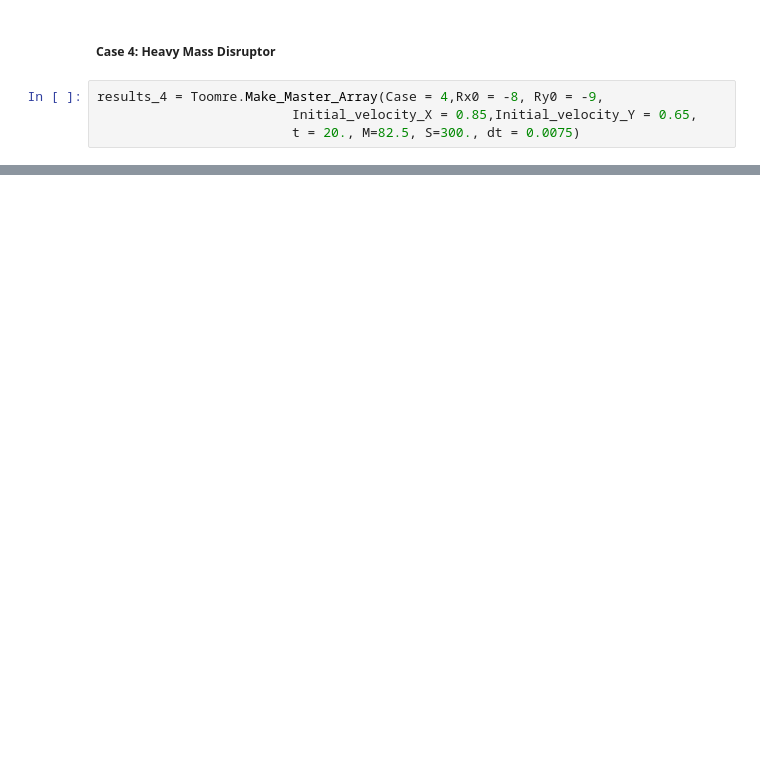
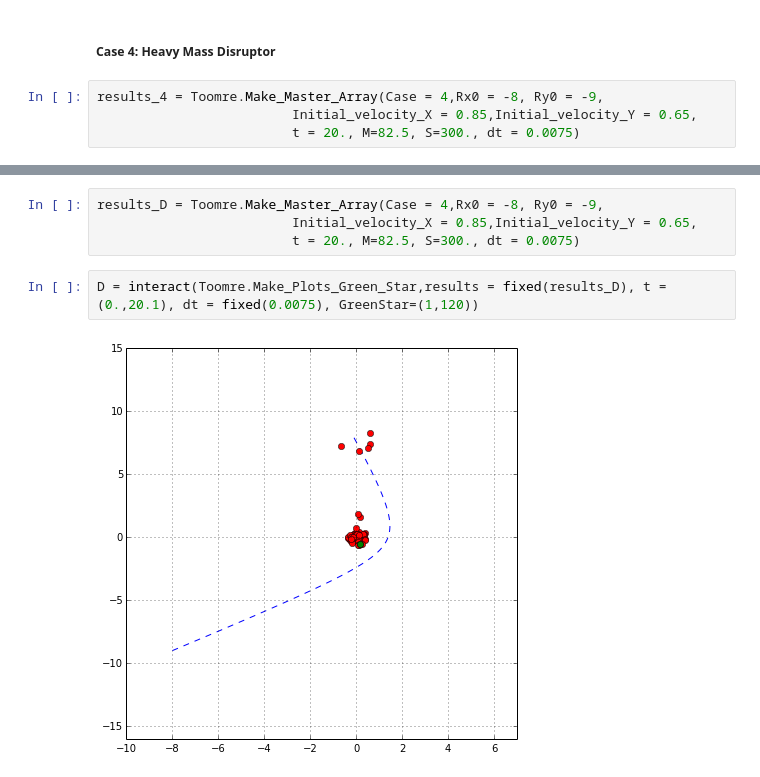
Before and after one commit to mkourjan/GalaxyProject, a Jupyter notebook: ToomreExamples.ipynb, the cells around one changed output, grey strips where cells are left out. Cells and saved outputs as stored; diff of their text form; blank space fills up the shorter version.

```diff
--- a/ToomreExamples.ipynb
+++ b/ToomreExamples.ipynb
@@ -118,0 +189,8 @@ d = interact(Toomre.Make_Plots,results = fixed(results_4), t = (0.,20.1), dt = f
+# %%
+results_D = Toomre.Make_Master_Array(Case = 4,Rx0 = -8, Ry0 = -9,
+                         Initial_velocity_X = 0.85,Initial_velocity_Y = 0.65,
+                         t = 20., M=82.5, S=300., dt = 0.0075)
+# %%
+D = interact(Toomre.Make_Plots_Green_Star,results = fixed(results_D), t = (0.,20.1), dt = fixed(0.0075), GreenStar=(1,120))
+# %% [output]
+[figure, added]
```
Also changed, not shown: parts of 16 cells of this notebook, 3 other files.
